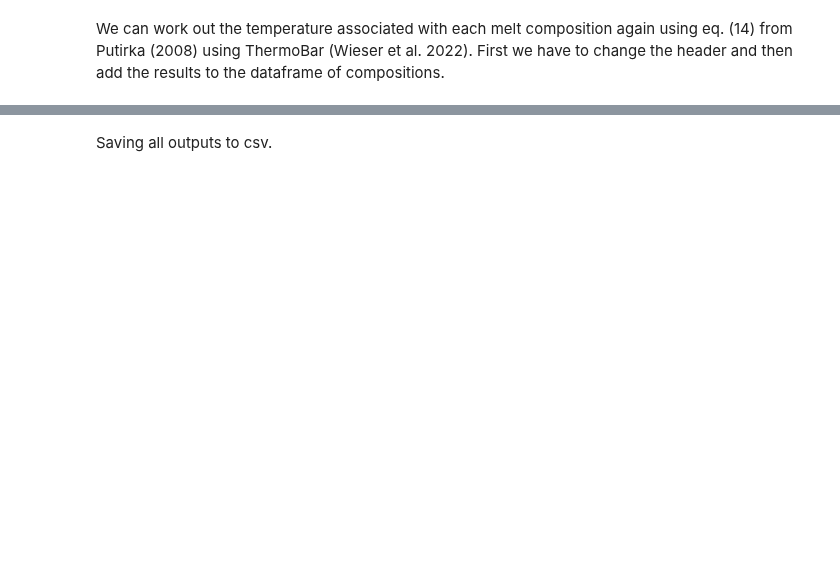
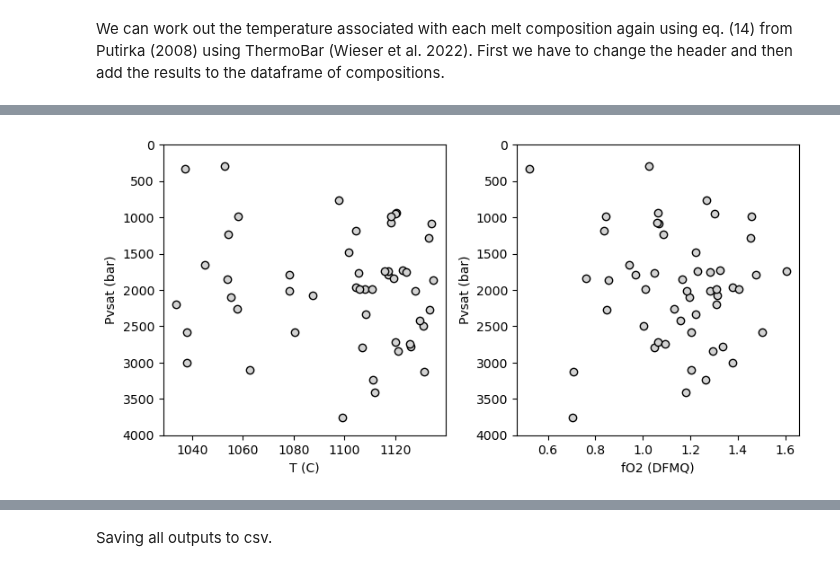
Before and after one commit to eryhughes/VolFe, a Jupyter notebook: docs/Examples/5a marianas.ipynb, the cells around one changed output, grey strips where cells are left out. Drawn from its saved outputs; the diff is of its cells as text; code cells hidden in the pictures; blank space fills up the shorter version.

```diff
--- a/docs/Examples/5a marianas.ipynb
+++ b/docs/Examples/5a marianas.ipynb
@@ -1428,0 +202,18 @@ fig.show()
+# %%
+fig, (ax1,ax2) = plt.subplots(1, 2, figsize=(8,4))
+
+# P-T
+ax1.plot(pvsat['T_C'], pvsat['P_bar'],'ok', mfc='lightgrey')
+ax1.set_ylabel('Pvsat (bar)')
+ax1.set_xlabel('T (C)')
+ax1.set_ylim([4000,0])
+
+# P-fO2[Fe3+/FeT]
+ax2.plot(pvsat['fO2_DFMQ'], pvsat['P_bar'],'ok', mfc='lightgrey')
+ax2.set_ylabel('Pvsat (bar)')
+ax2.set_xlabel('fO2 (DFMQ)')
+ax2.set_ylim([4000,0])
+
+fig.tight_layout(pad=1.0)
+# %% [output]
+[figure, added]
```
Also changed, not shown: parts of 41 cells of this notebook.
